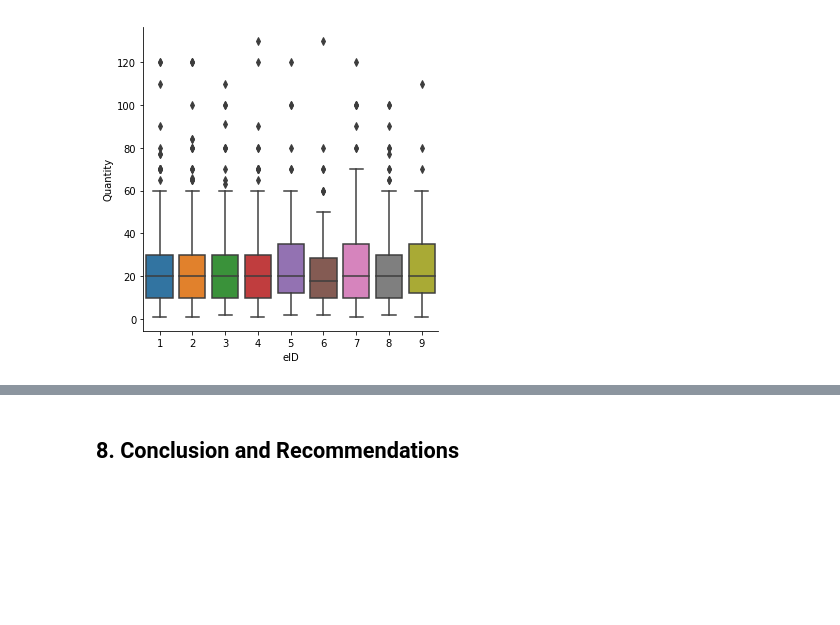
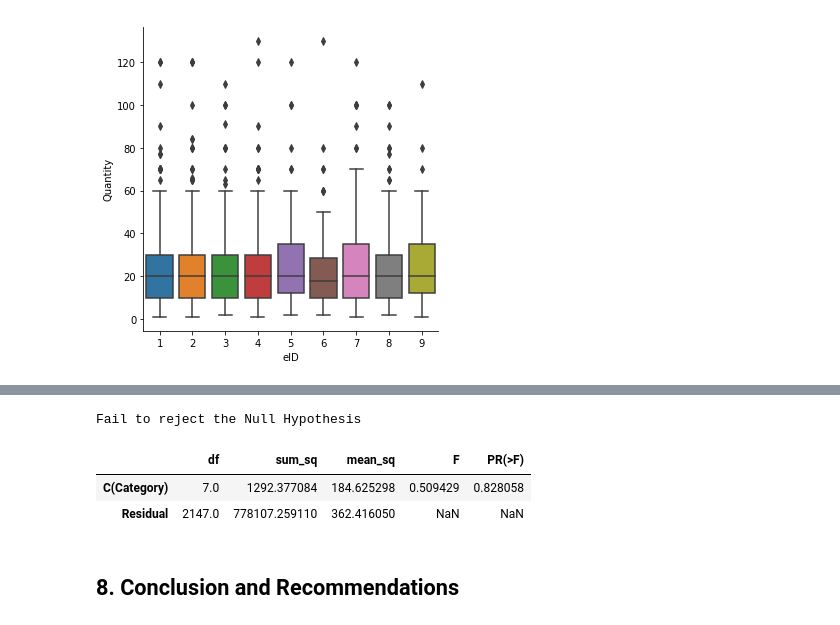
Before and after one commit to feraguilari/dsc-2-final-project-online-ds-pt-021119, a Jupyter notebook: student.ipynb, the cells around one changed output, grey strips where cells are left out. Drawn from its saved outputs; the diff is of its cells as text; code cells hidden in the pictures; blank space fills up the shorter version.

```diff
--- a/student.ipynb
+++ b/student.ipynb
@@ -497,3 +521,13 @@ prod_region.groupby('Category').describe()
+# %%
+'''It is worth noting that even when the plot is taking into account the employee's country
+there are no apparent differences within categories and amongst categories.'''
+formula = 'Quantity ~ C(Category)'
+ANOVA(formula,prod_region)
+# %% [output]
+Fail to reject the Null Hypothesis
+|  | df | sum_sq | mean_sq | F | PR(>F) |
+| C(Category) | 7.0 | 1292.377084 | 184.625298 | 0.509429 | 0.828058 |
+| Residual | 2147.0 | 778107.259110 | 362.416050 | NaN | NaN |
 # %% [markdown]
 ## 8. Conclusion and Recommendations
 # %% [markdown]
```
Also changed, not shown: parts of 20 cells of this notebook.
